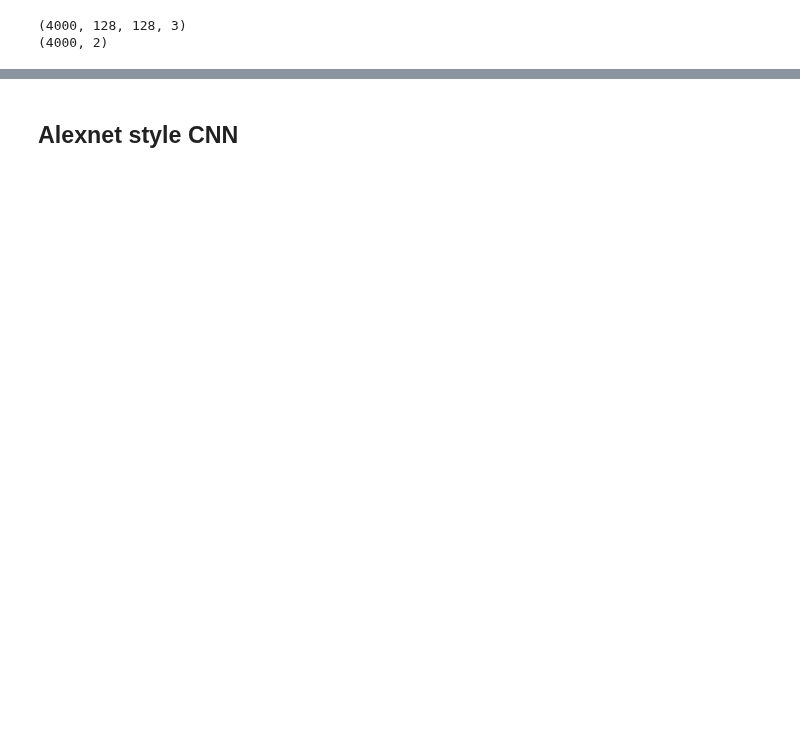
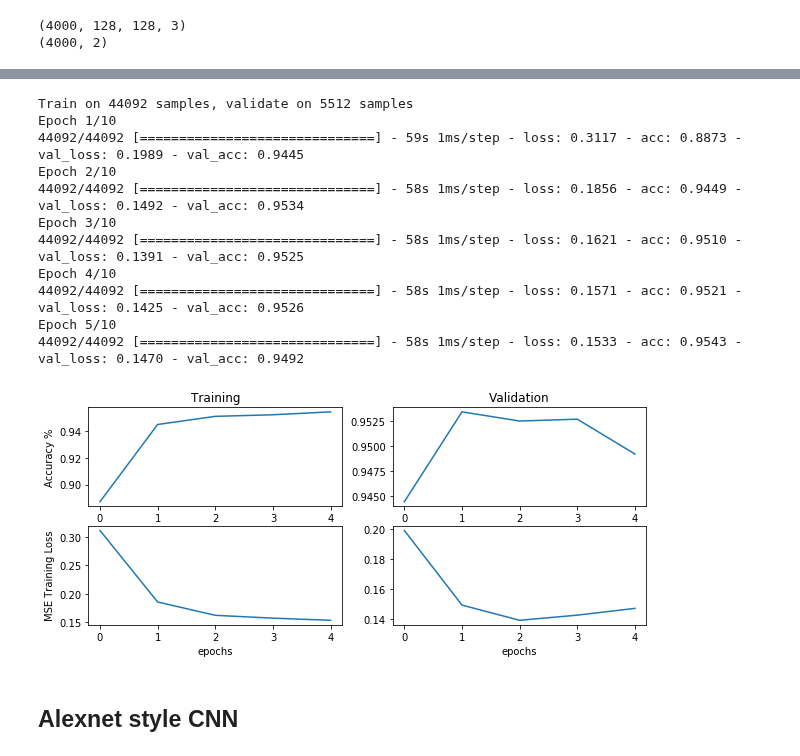
Before and after one commit to l1onh3art88/ml-lab2, a Jupyter notebook: lab6b/lab6b.ipynb, the cells around one changed output, grey strips where cells are left out. Cells and saved outputs as stored; diff of their text form; code cells hidden in the pictures; blank space fills up the shorter version.

```diff
--- a/lab6b/lab6b.ipynb
+++ b/lab6b/lab6b.ipynb
@@ -191,28 +377,43 @@ cnn2.summary()
 # %%
 history = cnn2.fit(x_train, y_train,
         batch_size=64, epochs=10,
         shuffle=True, verbose=1,
-        validation_data=(x_test,y_test))
+        validation_data=(x_test,y_test),
+        callbacks=[EarlyStopping(monitor='val_loss', patience=2)]
+        )
 
 plt.figure(figsize=(10,4))
 plt.subplot(2,2,1)
 plt.plot(history.history['acc'])
 
 plt.ylabel('Accuracy %')
 plt.title('Training')
 plt.subplot(2,2,2)
 plt.plot(history.history['val_acc'])
 plt.title('Validation')
 
 plt.subplot(2,2,3)
 plt.plot(history.history['loss'])
 plt.ylabel('MSE Training Loss')
 plt.xlabel('epochs')
 
 plt.subplot(2,2,4)
 plt.plot(history.history['val_loss'])
 plt.xlabel('epochs')
 plt.show()
+# %% [output]
+Train on 44092 samples, validate on 5512 samples
+Epoch 1/10
+44092/44092 [==============================] - 59s 1ms/step - loss: 0.3117 - acc: 0.8873 - val_loss: 0.1989 - val_acc: 0.9445
+Epoch 2/10
+44092/44092 [==============================] - 58s 1ms/step - loss: 0.1856 - acc: 0.9449 - val_loss: 0.1492 - val_acc: 0.9534
+Epoch 3/10
+44092/44092 [==============================] - 58s 1ms/step - loss: 0.1621 - acc: 0.9510 - val_loss: 0.1391 - val_acc: 0.9525
+Epoch 4/10
+44092/44092 [==============================] - 58s 1ms/step - loss: 0.1571 - acc: 0.9521 - val_loss: 0.1425 - val_acc: 0.9526
+Epoch 5/10
+44092/44092 [==============================] - 58s 1ms/step - loss: 0.1533 - acc: 0.9543 - val_loss: 0.1470 - val_acc: 0.9492
+[figure, added]
 # %% [markdown]
 ## Alexnet style CNN
 # %%
```
Also changed, not shown: parts of 30 cells of this notebook.
